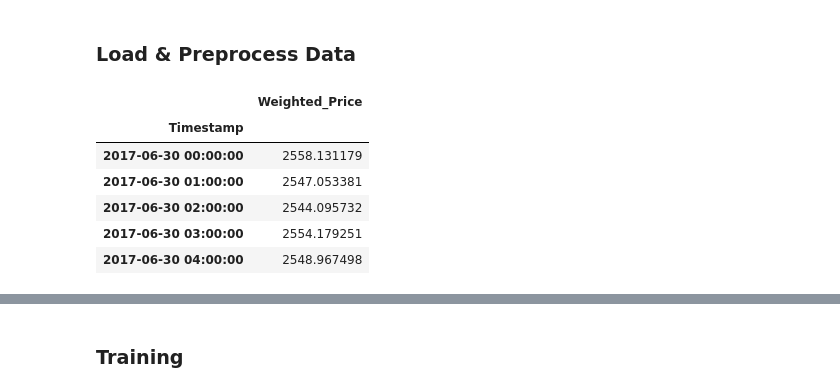
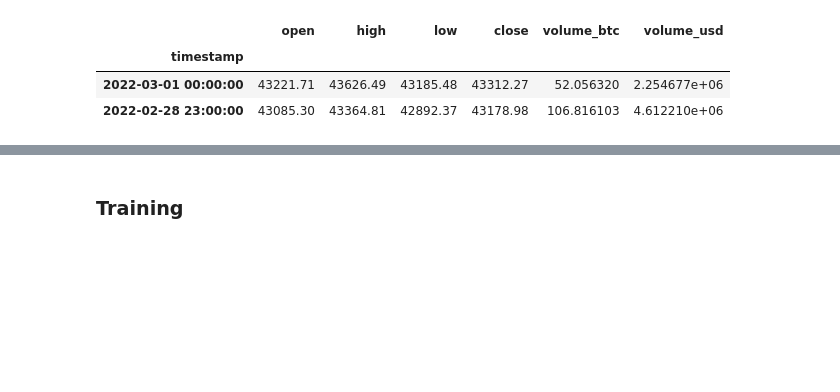
Before and after one commit to vucinatim/UI-2022, a Jupyter notebook: time_series_forecast/lstm_model.ipynb, the cells around one changed output, grey strips where cells are left out. Saved outputs shown, nothing was run; the diff lists cells and outputs as text; code cells hidden in the pictures; blank space fills up the shorter version.

```diff
--- a/time_series_forecast/lstm_model.ipynb
+++ b/time_series_forecast/lstm_model.ipynb
@@ -10,30 +13,12 @@ import os
-# %% [markdown]
-### Load & Preprocess Data
-# %%
-start = datetime.datetime(2017, 6, 30, 0, 0, 0, 0, pytz.UTC)
-end = datetime.datetime(2021, 1, 1, 0, 0, 0, 0, pytz.UTC)
-
-#conversion function for the native timestamps in the csv file
-def dateparse (time_in_secs):
-    return pytz.utc.localize(datetime.datetime.fromtimestamp(float(time_in_secs)))
-
-#load the dataset
-data = pd.read_csv('./data/bitstampUSD_1-min_data_2012-01-01_to_2021-03-31.csv', parse_dates=[0], date_parser=dateparse)
-data = data[(data['Timestamp'] >= start) & (data['Timestamp'] <= end)]
-data['Timestamp'] = data['Timestamp'].dt.tz_localize(None)
-data = data.groupby([pd.Grouper(key='Timestamp', freq='H')]).first().reset_index()
-data = data.set_index('Timestamp')
-data = data[['Weighted_Price']]
-data['Weighted_Price'].fillna(method='ffill', inplace=True)
-
-data.head()
-# %% [output]
-|  | Weighted_Price |
-| Timestamp |  |
-| 2017-06-30 00:00:00 | 2558.131179 |
-| 2017-06-30 01:00:00 | 2547.053381 |
-| 2017-06-30 02:00:00 | 2544.095732 |
-| 2017-06-30 03:00:00 | 2554.179251 |
-| 2017-06-30 04:00:00 | 2548.967498 |
+# %%
+data = pd.read_csv('./data/btc_hourly_2018-2022.csv')
+data['timestamp'] = pd.to_datetime(data['timestamp'])
+data = data.set_index('timestamp')
+data.head(2)
+# %% [output]
+|  | open | high | low | close | volume_btc | volume_usd |
+| timestamp |  |  |  |  |  |  |
+| 2022-03-01 00:00:00 | 43221.71 | 43626.49 | 43185.48 | 43312.27 | 52.056320 | 2.254677e+06 |
+| 2022-02-28 23:00:00 | 43085.30 | 43364.81 | 42892.37 | 43178.98 | 106.816103 | 4.612210e+06 |
 # %%
 # split data
```
Also changed, not shown: parts of 16 cells of this notebook, 19 other files.
